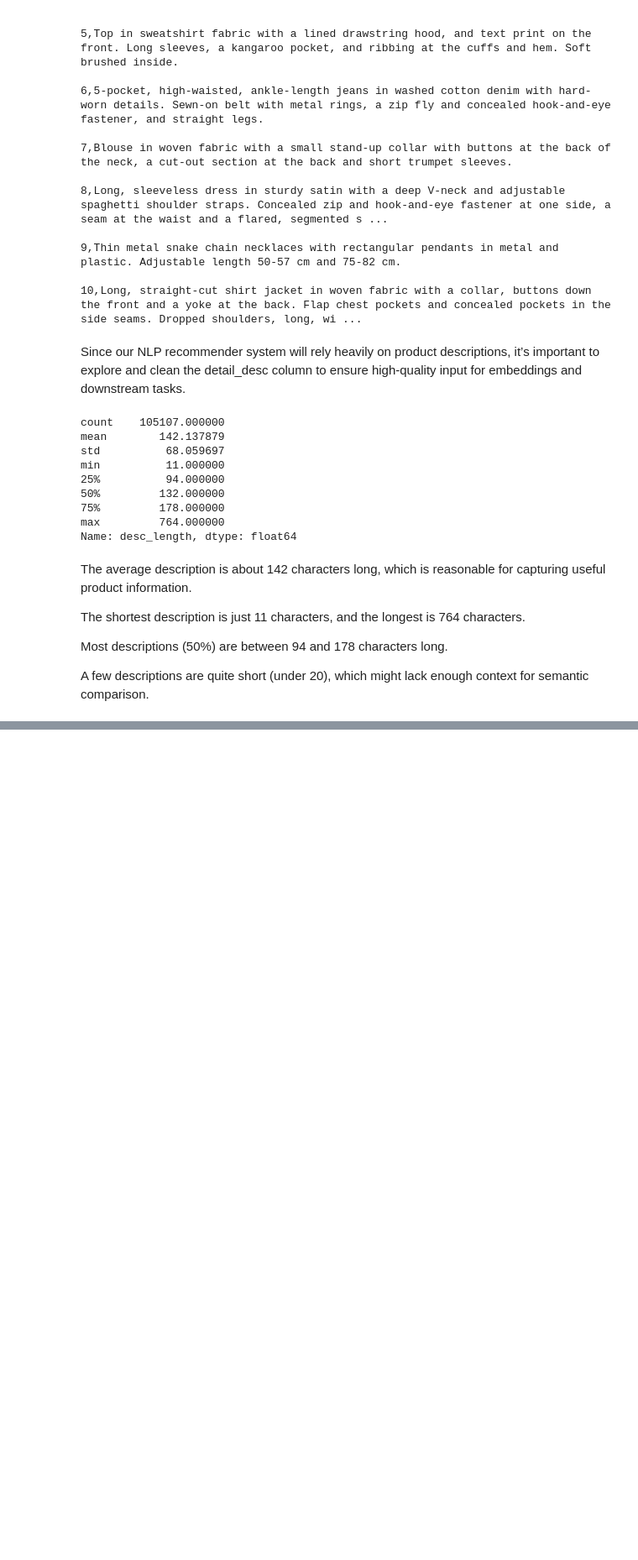
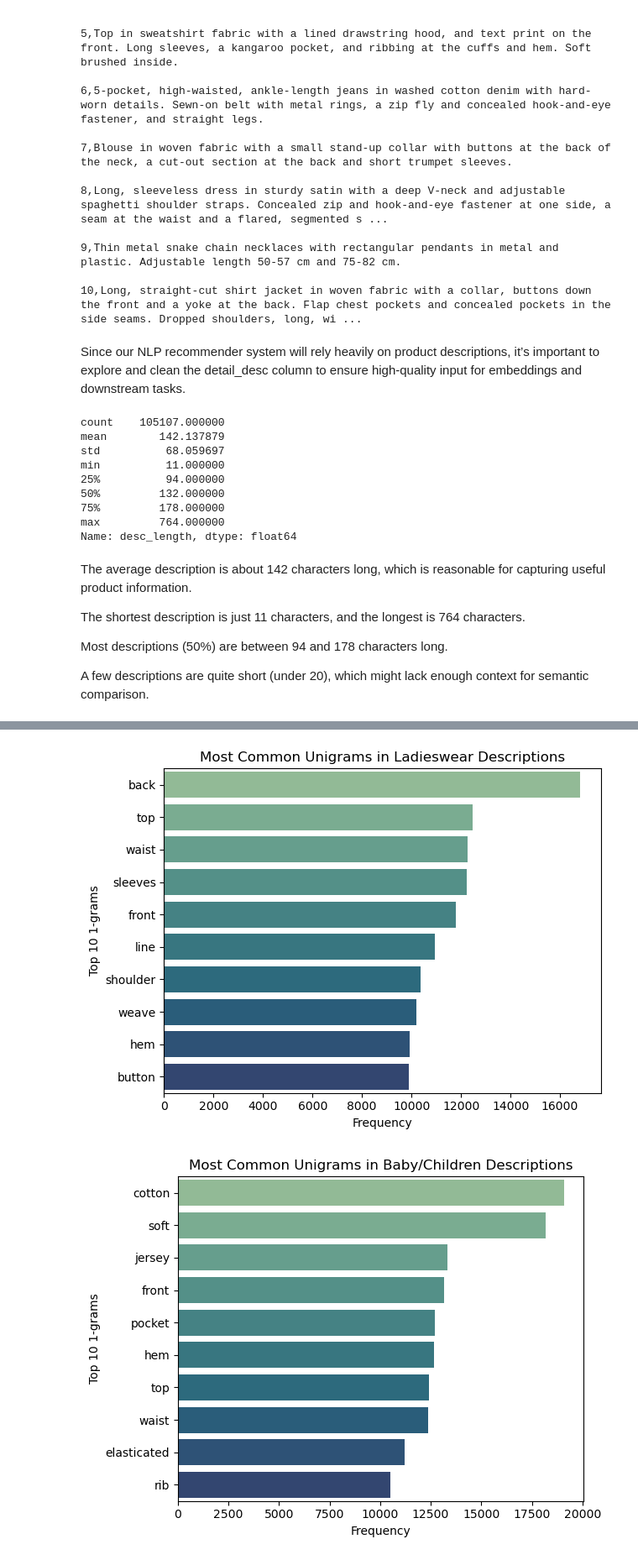
Before and after one commit to parisrahmani/HM-NLP-Recommender, a Jupyter notebook: notebooks/01-EDA-HM.ipynb, the cells around one changed output, grey strips where cells are left out. Shown at 84% size. Drawn from its saved outputs; the diff is of its cells as text; code cells hidden in the pictures; blank space fills up the shorter version.

Commit message:
Dev: plot most common ngrams

```diff
--- a/notebooks/01-EDA-HM.ipynb
+++ b/notebooks/01-EDA-HM.ipynb
@@ -700,7 +667,0 @@ def plot_top_words(group_desc, title):
-# %%
-index_groups = articles_df['index_group_name'].unique()
-
-for each_index in index_groups:
-    group_desc = articles_df[articles_df['index_group_name'] == each_index]['preprocessed_desc']
-
-    plot_top_words(group_desc, each_index)
@@ -712,0 +668,41 @@ for each_index in index_groups:
+# %%
+from sklearn.feature_extraction.text import CountVectorizer
+
+def plot_top_ngrams(text_series, title, ngram_range=(1, 1), top_n=10):
+
+    # Initiate
+    bagofwords = CountVectorizer(
+        # min_df=5,
+        # max_df=0.3,
+        # max_features=3000,
+        ngram_range=ngram_range)
+
+    # Fit and Transform
+    transformed = bagofwords.fit_transform(text_series.tolist())
+
+    transactions_df = pd.DataFrame( data=transformed.toarray(),columns=bagofwords.get_feature_names_out())
+    word_counts = transactions_df.sum(axis=0).sort_values(ascending=False)
+
+    #Select top-n ngrams and their counts
+    top_ngrams = word_counts.head(top_n)
+    words = top_ngrams.index.tolist()
+    counts = top_ngrams.values
+
+    plt.figure()
+    sns.barplot(x=counts, y=words, palette="crest")
+    plt.xlabel("Frequency")
+    plt.ylabel(f"Top {top_n} {ngram_range[0]}-grams")
+    if ngram_range == (1,1):
+        plt.title(f"Most Common Unigrams in {title} Descriptions")
+
+    else:
+        plt.title(f"Most Common {ngram_range}-grams in {title} Descriptions")
+    plt.tight_layout()
+    plt.show()
+# %%
+for group in articles_df['index_group_name'].unique():
+    group_desc = articles_df[articles_df['index_group_name'] == group]['preprocessed_desc']
+    plot_top_ngrams(group_desc, group, ngram_range=(1, 1), top_n=10)
+# %% [output]
+[figure, added]
+[figure, added]
```
Also changed, not shown: parts of 6 cells of this notebook.
